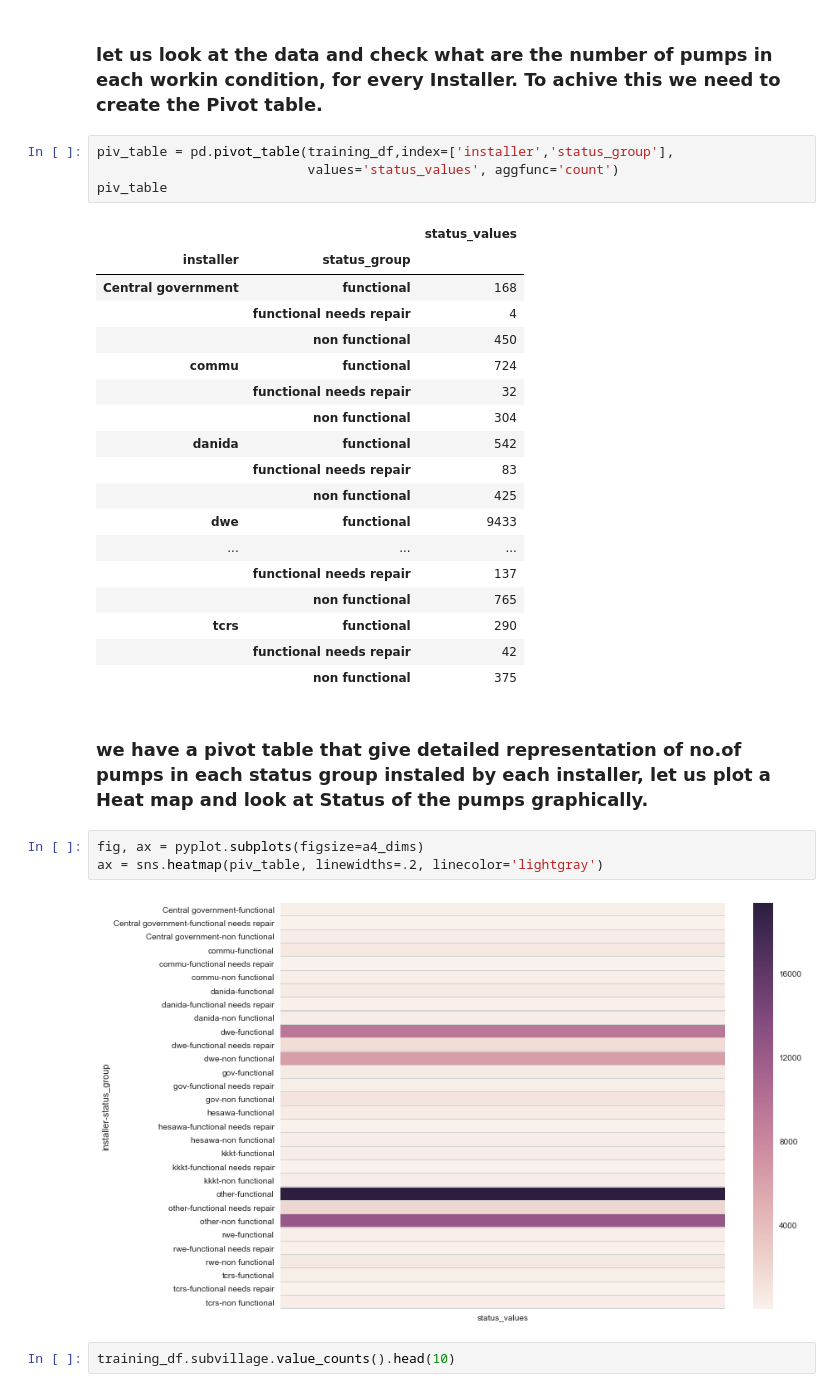
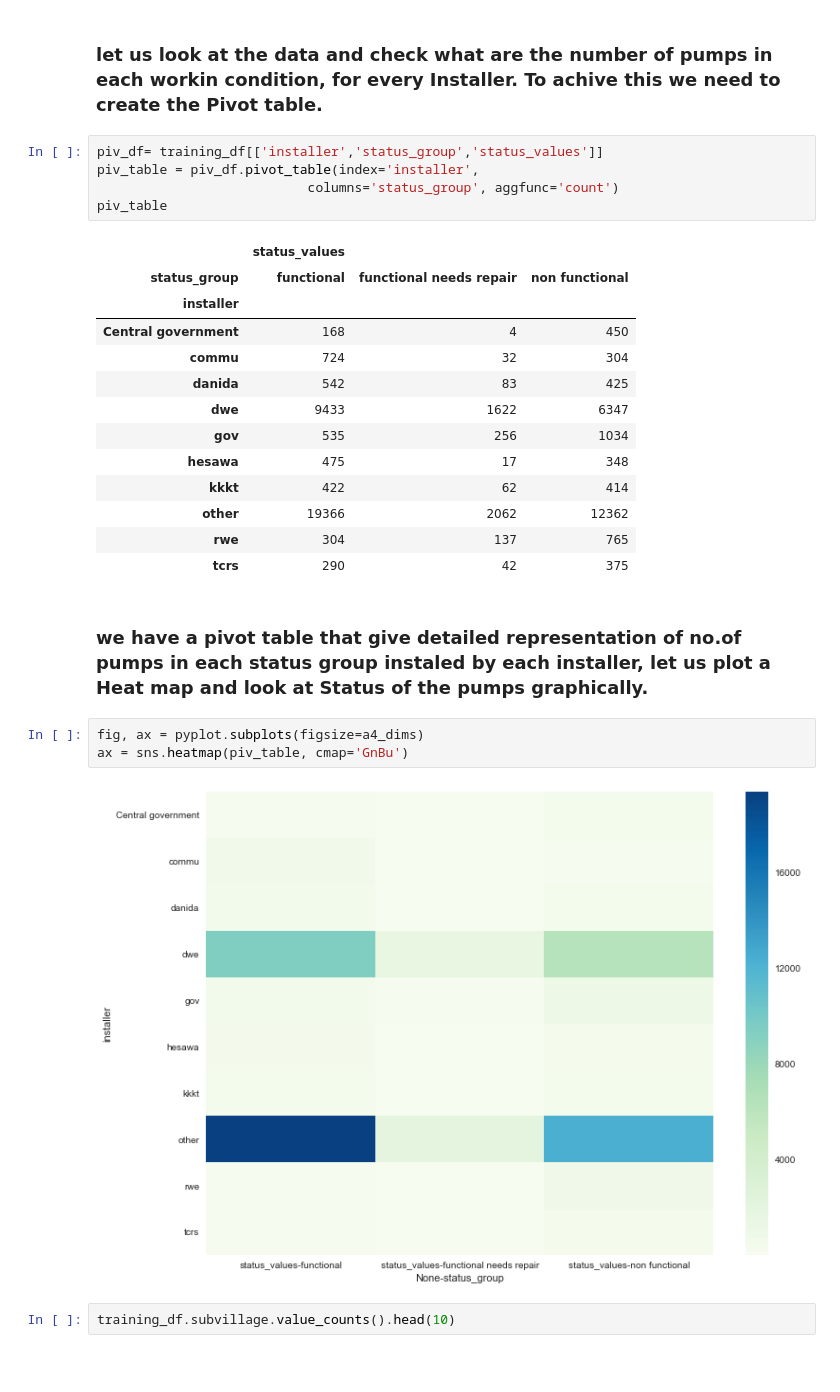
Before and after one commit to ksdkalluri/identifying_faulty_pumps, a Jupyter notebook: Data_Cleaning_and_Exploratory_analysis.ipynb, the cells around one changed output. Saved outputs shown, nothing was run; the diff lists cells and outputs as text; blank space fills up the shorter version.

```diff
--- a/Data_Cleaning_and_Exploratory_analysis.ipynb
+++ b/Data_Cleaning_and_Exploratory_analysis.ipynb
@@ -353,35 +353,31 @@ training_df['installer'] = training_df.apply(lambda row: installer_cl(row), axis
 # %% [markdown]
 ### let us look at the data and check what are the number of pumps in each workin condition, for every Installer. To achive this we need to create the Pivot table.
 # %%
-piv_table = pd.pivot_table(training_df,index=['installer','status_group'],
-                           values='status_values', aggfunc='count')
+piv_df= training_df[['installer','status_group','status_values']]
+piv_table = piv_df.pivot_table(index='installer',
+                           columns='status_group', aggfunc='count')
 piv_table
 # %% [output]
-|  |  | status_values |
-| installer | status_group |  |
-| Central government | functional | 168 |
-|  | functional needs repair | 4 |
-|  | non functional | 450 |
-| commu | functional | 724 |
-|  | functional needs repair | 32 |
-|  | non functional | 304 |
-| danida | functional | 542 |
-|  | functional needs repair | 83 |
-|  | non functional | 425 |
-| dwe | functional | 9433 |
-| ... | ... | ... |
-|  | functional needs repair | 137 |
-|  | non functional | 765 |
-| tcrs | functional | 290 |
-|  | functional needs repair | 42 |
-|  | non functional | 375 |
+|  | status_values |  |  |
+| status_group | functional | functional needs repair | non functional |
+| installer |  |  |  |
+| Central government | 168 | 4 | 450 |
+| commu | 724 | 32 | 304 |
+| danida | 542 | 83 | 425 |
+| dwe | 9433 | 1622 | 6347 |
+| gov | 535 | 256 | 1034 |
+| hesawa | 475 | 17 | 348 |
+| kkkt | 422 | 62 | 414 |
+| other | 19366 | 2062 | 12362 |
+| rwe | 304 | 137 | 765 |
+| tcrs | 290 | 42 | 375 |
 # %% [markdown]
 ### we have a pivot table that give detailed representation of no.of pumps in each status group instaled by each installer, let us plot a Heat map and look at Status of the pumps graphically.
 # %%
 fig, ax = pyplot.subplots(figsize=a4_dims)
-ax = sns.heatmap(piv_table, linewidths=.2, linecolor='lightgray')
+ax = sns.heatmap(piv_table, cmap='GnBu')
 # %% [output]
-[figure, old version]
+[figure, new version]
 # %%
 training_df.subvillage.value_counts().head(10)
 # %% [output]
```
Also changed, not shown: parts of 13 cells of this notebook.
